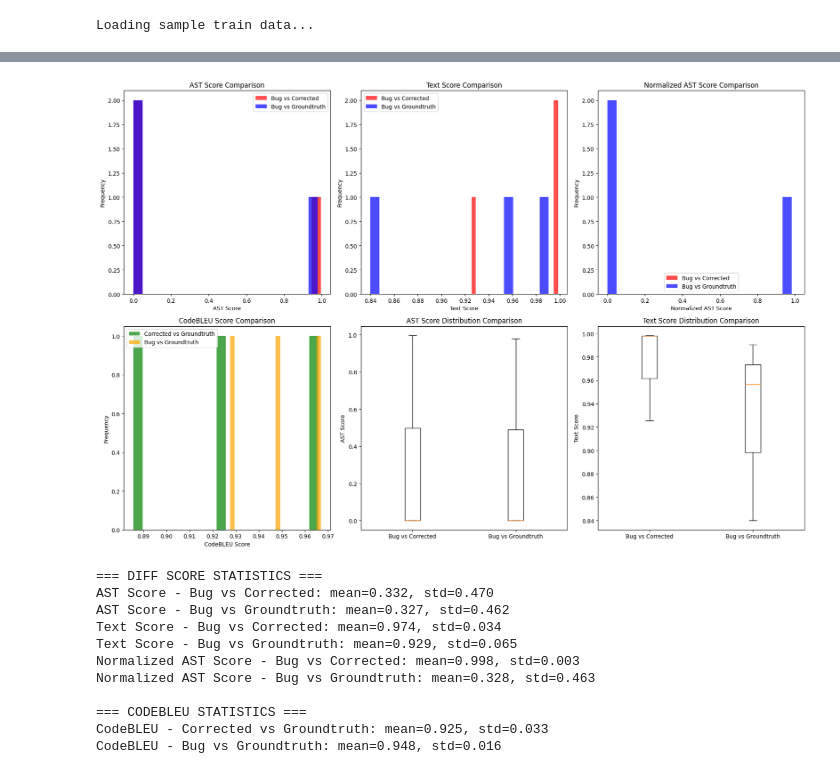
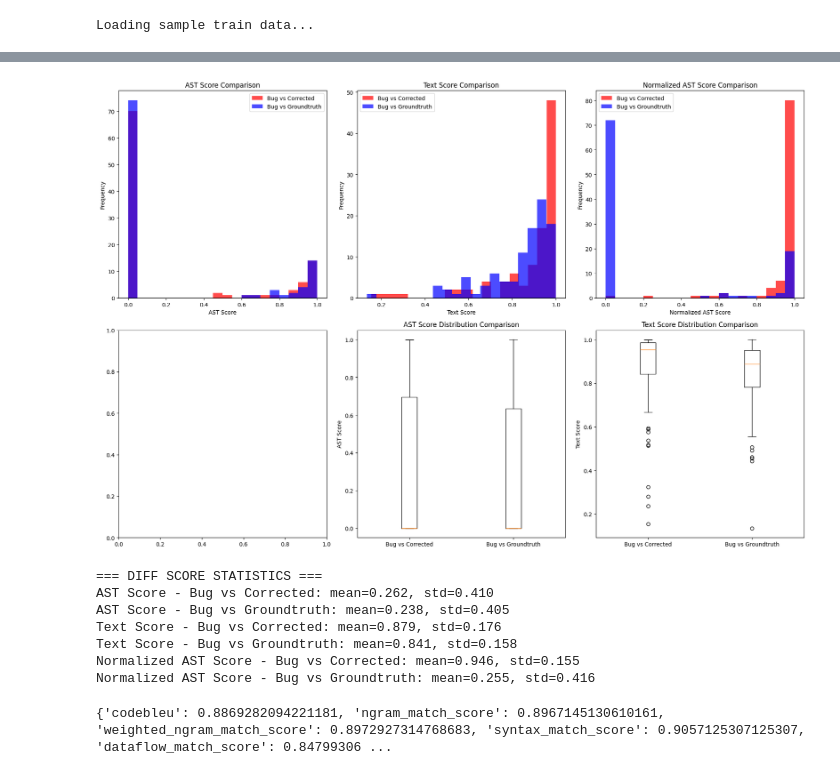
Before and after one commit to FernandoZanchitta/BugDetectiveAI, a Jupyter notebook: Bugdetectiveai/scr/notebooks/chat.ipynb, the cells around one changed output, grey strips where cells are left out. Drawn from its saved outputs; the diff is of its cells as text; code cells hidden in the pictures.

Commit message:
correct codebleu and change root readme

```diff
--- a/Bugdetectiveai/scr/notebooks/chat.ipynb
+++ b/Bugdetectiveai/scr/notebooks/chat.ipynb
@@ -28,7 +86,7 @@ Loading sample train data...
 # %%
 
-# sample_data = buggy_train_df.sample(n=3, random_state=42)
-sample_data =
+sample_data = buggy_train_df.sample(n=100, random_state=0)
+# sample_data = load_data("data_20250703_235942.pkl")
 print(f"Sample data shape: {sample_data.shape}")
 print(f"Sample data columns: {sample_data.columns.tolist()}")
 # %% [output]
@@ -36 +94,5 @@ Sample data shape: (3, 16)
 Sample data columns: ['after_merge', 'before_merge', 'filename', 'full_file_code_after_merge', 'full_file_code_before_merge', 'function_name', 'url', 'source code and errors', 'full_traceback', 'trace ...
+# %%
+# Rename the column from qwen_output to response_qwen-2.5-coder-32b-instruct
+sample_data = sample_data.rename(columns={'qwen_output': 'response_qwen-2.5-coder-32b-instruct'})
+sample_data.head()
@@ -63,5 +119,6 @@ outputs = await process_prompt_dataset(qwen_model, sample_data)
-# %%
-sample_data['qwen_output'] = outputs
+# %%
+outputs_qwen = await process_prompt_dataset(qwen_model, sample_data)
+sample_data['response_qwen-2.5-coder-32b-instruct'] = outputs_qwen
 # %%
 sample_data.head()
 # %% [output]
@@ -97,9 +156,9 @@ def compare_metrics(buggy_codes, corrected_codes, groundtruth_codes):
     bug_vs_corrected_diff = [diff_score(bug, corr) for bug, corr in zip(buggy_codes, corrected_codes)]
     bug_vs_groundtruth_diff = [diff_score(bug, gt) for bug, gt in zip(buggy_codes, groundtruth_codes)]
 
-    # Calculate codebleu scores
-    corrected_vs_groundtruth_bleu = [codebleu(corr, gt) for corr, gt in zip(corrected_codes, groundtruth_codes)]
-    bug_vs_groundtruth_bleu = [codebleu(bug, gt) for bug, gt in zip(buggy_codes, groundtruth_codes)]
+    # Calculate codebleu scores - updated to handle the new implementation
+    # corrected_vs_groundtruth_bleu = [codebleu([corr], [gt]) for corr, gt in zip(corrected_codes, groundtruth_codes)]
+    # bug_vs_groundtruth_bleu = [codebleu([bug], [gt]) for bug, gt in zip(buggy_codes, groundtruth_codes)]
 
     # Extract individual diff score components
     bug_vs_corrected_ast = [d['ast_score'] for d in bug_vs_corrected_diff]
@@ -109,6 +168,10 @@ def compare_metrics(buggy_codes, corrected_codes, groundtruth_codes):
     bug_vs_groundtruth_ast = [d['ast_score'] for d in bug_vs_groundtruth_diff]
     bug_vs_groundtruth_text = [d['text_score'] for d in bug_vs_groundtruth_diff]
     bug_vs_groundtruth_ast_norm = [d['ast_score_normalized'] for d in bug_vs_groundtruth_diff]
+
+    # Extract CodeBLEU scores from the returned dictionaries
+    # corrected_vs_groundtruth_bleu_scores = [score['codebleu'] for score in corrected_vs_groundtruth_bleu]
+    # bug_vs_groundtruth_bleu_scores = [score['codebleu'] for score in bug_vs_groundtruth_bleu]
 
     # Create subplots
     fig, axes = plt.subplots(2, 3, figsize=(18, 12))
@@ -138,53 +201,54 @@ def compare_metrics(buggy_codes, corrected_codes, groundtruth_codes):
     axes[0, 2].legend()
 
     # Row 2: CodeBLEU comparisons
-    axes[1, 0].hist(corrected_vs_groundtruth_bleu, bins=20, alpha=0.7, label='Corrected vs Groundtruth', color='green')
-    axes[1, 0].hist(bug_vs_groundtruth_bleu, bins=20, alpha=0.7, label='Bug vs Groundtruth', color='orange')
-    axes[1, 0].set_xlabel('CodeBLEU Score')
-    axes[1, 0].set_ylabel('Frequency')
-    axes[1, 0].set_title('CodeBLEU Score Comparison')
-    axes[1, 0].legend()
+    # axes[1, 0].hist(corrected_vs_groundtruth_bleu_scores, bins=20, alpha=0.7, label='Corrected vs Groundtruth', color='green')
+    # axes[1, 0].hist(bug_vs_groundtruth_bleu_scores, bins=20, alpha=0.7, label='Bug vs Groundtruth', color='orange')
+    # axes[1, 0].set_xlabel('CodeBLEU Score')
+    # axes[1, 0].set_ylabel('Frequency')
+    # axes[1, 0].set_title('CodeBLEU Score Comparison')
+    # axes[1, 0].legend()
 
     # Row 2: Box plot for AST scores
     axes[1, 1].boxplot([bug_vs_corrected_ast, bug_vs_groundtruth_ast],
                       labels=['Bug vs Corrected', 'Bug vs Groundtruth'])
     axes[1, 1].set_ylabel('AST Score')
     axes[1, 1].set_title('AST Score Distribution Comparison')
 
     # Row 2: Box plot for Text scores
     axes[1, 2].boxplot([bug_vs_corrected_text, bug_vs_groundtruth_text],
                       labels=['Bug vs Corrected', 'Bug vs Groundtruth'])
     axes[1, 2].set_ylabel('Text Score')
     axes[1, 2].set_title('Text Score Distribution Comparison')
 
     plt.tight_layout()
     plt.show()
 
     # Print summary statistics
     print("=== DIFF SCORE STATISTICS ===")
     print(f"AST Score - Bug vs Corrected: mean={np.mean(bug_vs_corrected_ast):.3f}, std={np.std(bug_vs_corrected_ast):.3f}")
     print(f"AST Score - Bug vs Groundtruth: mean={np.mean(bug_vs_groundtruth_ast):.3f}, std={np.std(bug_vs_groundtruth_ast):.3f}")
     print(f"Text Score - Bug vs Corrected: mean={np.mean(bug_vs_corrected_text):.3f}, std={np.std(bug_vs_corrected_text):.3f}")
     print(f"Text Score - Bug vs Groundtruth: mean={np.mean(bug_vs_groundtruth_text):.3f}, std={np.std(bug_vs_groundtruth_text):.3f}")
     print(f"Normalized AST Score - Bug vs Corrected: mean={np.mean(bug_vs_corrected_ast_norm):.3f}, std={np.std(bug_vs_corrected_ast_norm):.3f}")
     print(f"Normalized AST Score - Bug vs Groundtruth: mean={np.mean(bug_vs_groundtruth_ast_norm):.3f}, std={np.std(bug_vs_groundtruth_ast_norm):.3f}")
 
-    print("\n=== CODEBLEU STATISTICS ===")
-    print(f"CodeBLEU - Corrected vs Groundtruth: mean={np.mean(corrected_vs_groundtruth_bleu):.3f}, std={np.std(corrected_vs_groundtruth_bleu):.3f}")
-    print(f"CodeBLEU - Bug vs Groundtruth: mean={np.mean(bug_vs_groundtruth_bleu):.3f}, std={np.std(bug_vs_groundtruth_bleu):.3f}")
+    # print("\n=== CODEBLEU STATISTICS ===")
+    # print(f"CodeBLEU - Corrected vs Groundtruth: mean={np.mean(corrected_vs_groundtruth_bleu_scores):.3f}, std={np.std(corrected_vs_groundtruth_bleu_scores):.3f}")
+    # print(f"CodeBLEU - Bug vs Groundtruth: mean={np.mean(bug_vs_groundtruth_bleu_scores):.3f}, std={np.std(bug_vs_groundtruth_bleu_scores):.3f}")
 
 # Call the function with the lists
-compare_metrics(sample_data['before_merge'],sample_data['after_merge'],sample_data['qwen_output'])
+compare_metrics(sample_data['before_merge'],sample_data['after_merge'],sample_data['response_qwen-2.5-coder-32b-instruct'])
 # %% [output]
-[figure, old version]
+[figure, new version]
 === DIFF SCORE STATISTICS ===
-AST Score - Bug vs Corrected: mean=0.332, std=0.470
-AST Score - Bug vs Groundtruth: mean=0.327, std=0.462
-Text Score - Bug vs Corrected: mean=0.974, std=0.034
-Text Score - Bug vs Groundtruth: mean=0.929, std=0.065
-Normalized AST Score - Bug vs Corrected: mean=0.998, std=0.003
-Normalized AST Score - Bug vs Groundtruth: mean=0.328, std=0.463
-
-=== CODEBLEU STATISTICS ===
-CodeBLEU - Corrected vs Groundtruth: mean=0.925, std=0.033
-CodeBLEU - Bug vs Groundtruth: mean=0.948, std=0.016
+AST Score - Bug vs Corrected: mean=0.262, std=0.410
+AST Score - Bug vs Groundtruth: mean=0.238, std=0.405
+Text Score - Bug vs Corrected: mean=0.879, std=0.176
+Text Score - Bug vs Groundtruth: mean=0.841, std=0.158
+Normalized AST Score - Bug vs Corrected: mean=0.946, std=0.155
+Normalized AST Score - Bug vs Groundtruth: mean=0.255, std=0.416
+# %%
+codebleu_scores = codebleu(sample_data['before_merge'].tolist(), sample_data['after_merge'].tolist())
+print(codebleu_scores)
+# %% [output]
+{'codebleu': 0.8869282094221181, 'ngram_match_score': 0.8967145130610161, 'weighted_ngram_match_score': 0.8972927314768683, 'syntax_match_score': 0.9057125307125307, 'dataflow_match_score': 0.84799306 ...
```
Also changed, not shown: parts of 14 cells of this notebook, 2 other files.
